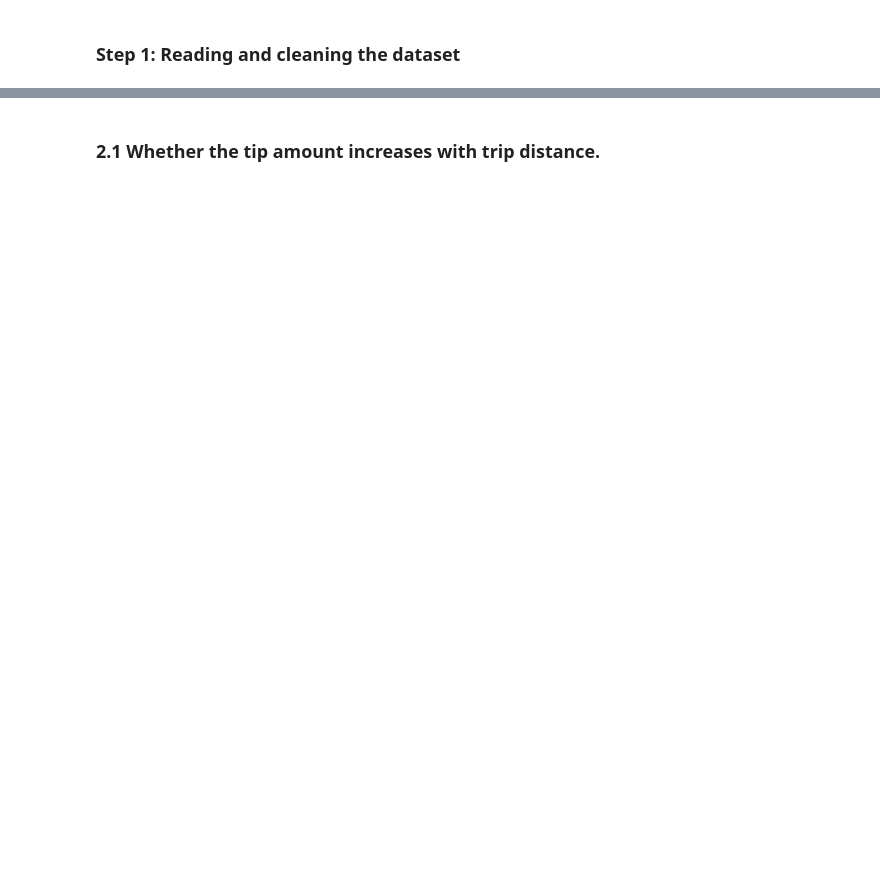
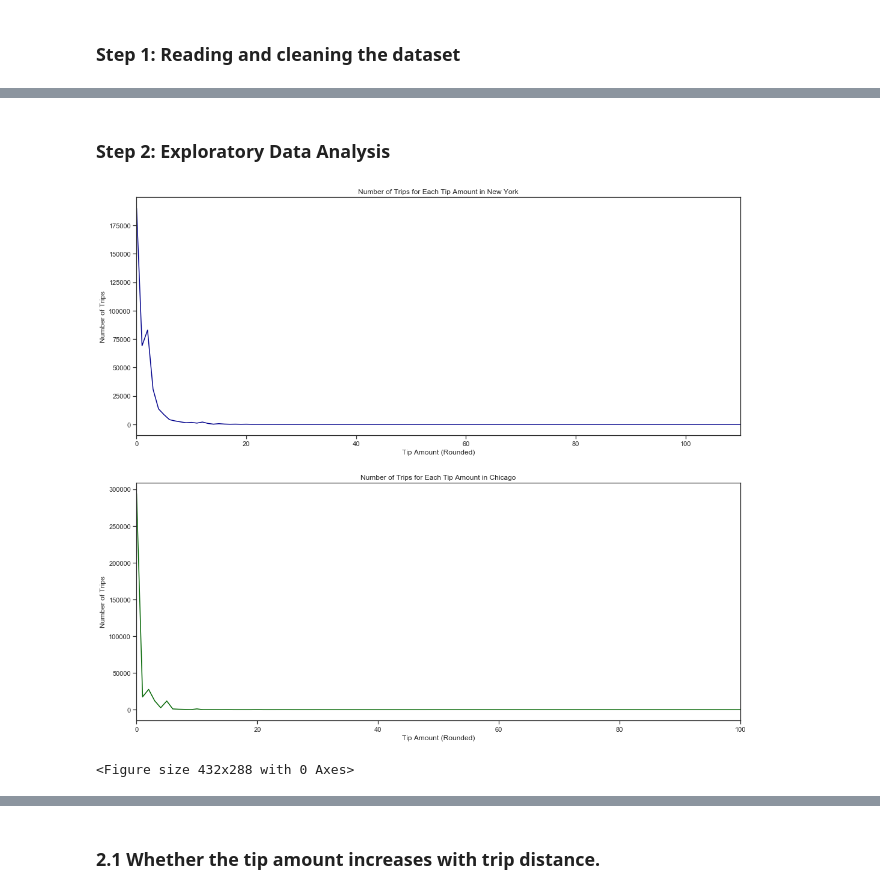
Before and after one commit to swathidbhat/Hackwagon-DS102, a Jupyter notebook: project/DS102_Project_Group_15.ipynb, the cells around one changed output, grey strips where cells are left out. Saved outputs shown, nothing was run; the diff lists cells and outputs as text; code cells hidden in the pictures; blank space fills up the shorter version.

```diff
--- a/project/DS102_Project_Group_15.ipynb
+++ b/project/DS102_Project_Group_15.ipynb
@@ -457,0 +215,5 @@ plt.savefig('proportion_trips_tips.png')
+# %%
+### CHECKPOINT: Retrieve cleaned data from these csvs
+nyc_df = pd.read_csv('rel_nyc_df')
+chic_df = pd.read_csv('rel_chic_df')
+rel_cities_df =[nyc_df, chic_df]
@@ -457,0 +244,2 @@ plt.savefig('proportion_trips_tips.png')
+# %%
+cities_df = rel_cities_df[2:]
@@ -457,0 +463,5 @@ plt.savefig('proportion_trips_tips.png')
+# %%
+## CHECKPOINT
+cities_df = csv_opener(csv_list)
+# testing
+# tester(all_df)
@@ -457,0 +480,37 @@ plt.savefig('proportion_trips_tips.png')
+# %% [markdown]
+### Step 2: Exploratory Data Analysis
+# %%
+# How many trips received tips?
+tips_trips = []
+for n in range(0,2):
+    tips_gb_size = cities_df[n].groupby('tip_rounded').size()
+    tips_trips.append(tips_gb_size)
+# testing
+# print(len(tips_trips))
+# print(tips_trips[1])
+# %%
+# Visualisation
+# pd.options.display.float_format = '{:,.1f}'.format
+pd.set_option('precision', 3)
+colour = ['darkblue', 'darkgreen']
+city_names = ['New York', 'Chicago']
+sns.set(style = "ticks")
+fig, axes = plt.subplots(nrows=2,
+                         ncols=1,
+                         figsize = (18,16))
+fig.subplots_adjust(wspace = 0.3,
+                   hspace = 0.2)
+for n in range(0,2):
+    tips_trips[n].plot(kind = 'line',
+                      x = tips_trips[n].index,
+                      y = tips_trips[n].values,
+                      ax = axes[n],
+                      color = colour[n])
+    axes[n].set(title = 'Number of Trips for Each Tip Amount in '+ city_names[n],
+           xlabel = 'Tip Amount (Rounded)',
+           ylabel = 'Number of Trips')
+plt.show()
+plt.savefig('number_trips_tips.png')
+# %% [output]
+[figure, added]
+<Figure size 432x288 with 0 Axes>
```
Also changed, not shown: parts of 119 cells of this notebook.
